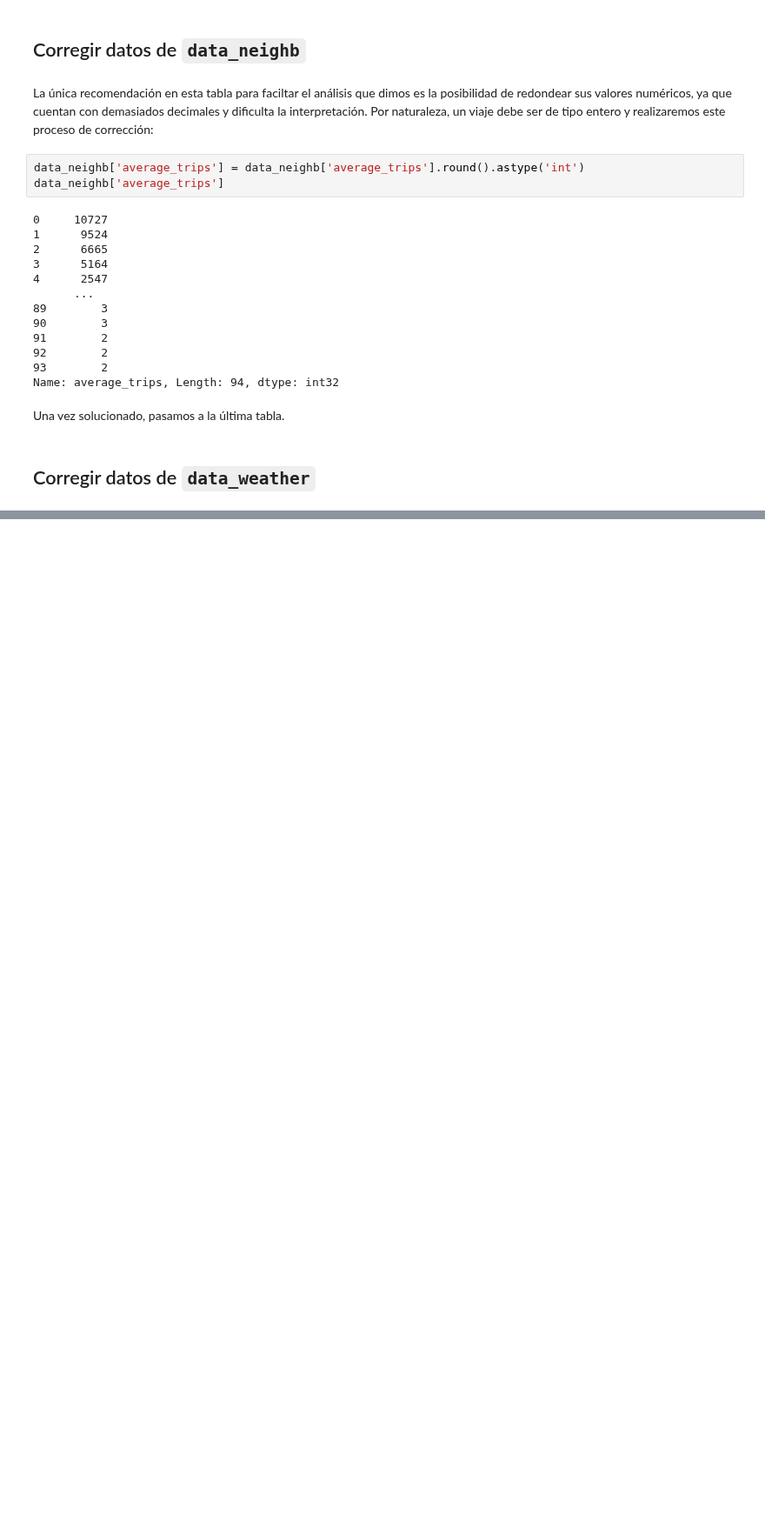
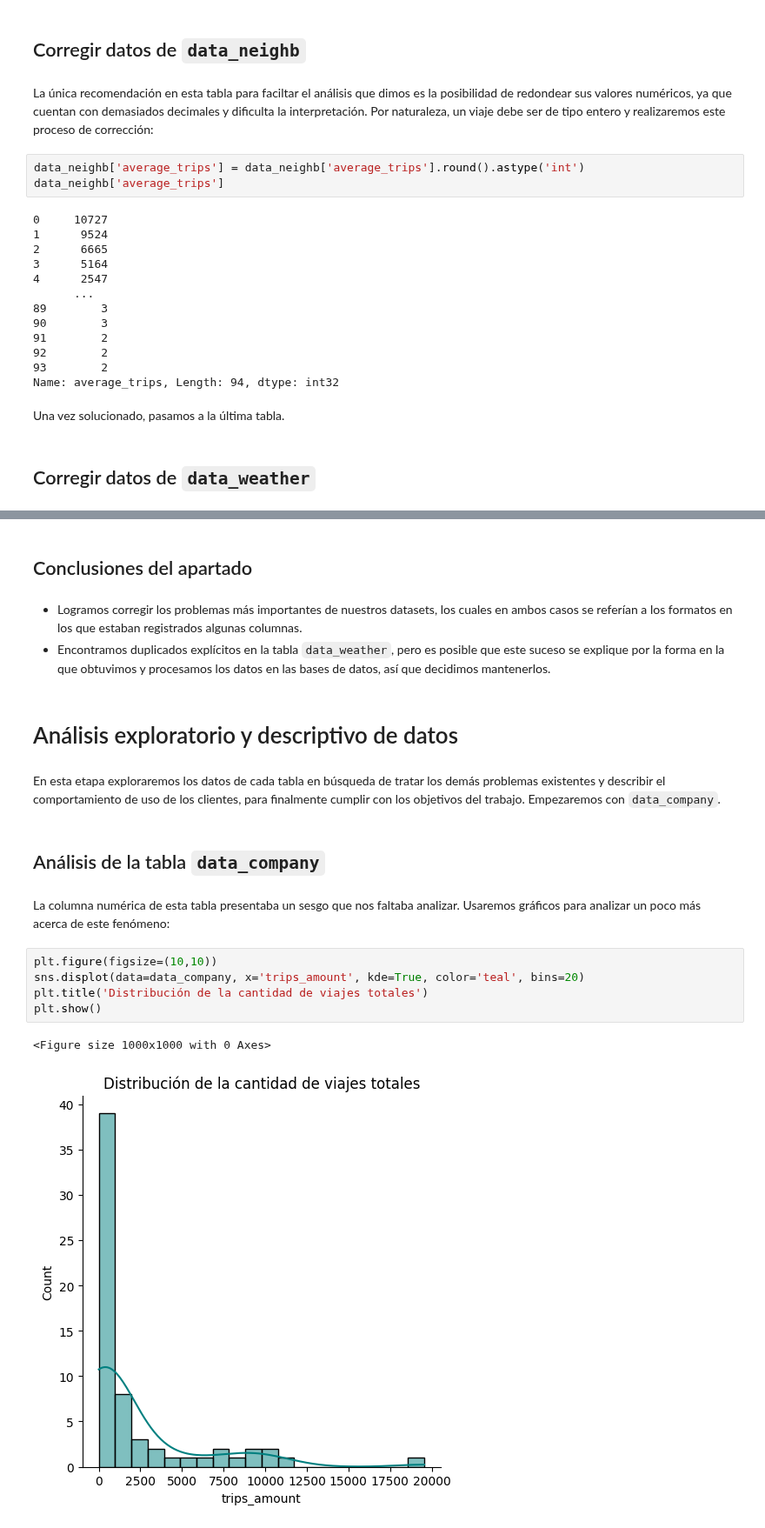
Before and after one commit to ChristianMartinezCaceres/Practicum-portfolio, a Jupyter notebook: 06_taxi_company_analysis/taxi_company_analysis_notebook.ipynb, the cells around one changed output, grey strips where cells are left out. Shown at 87% size. Cells and saved outputs as stored; diff of their text form; blank space fills up the shorter version.

```diff
--- a/06_taxi_company_analysis/taxi_company_analysis_notebook.ipynb
+++ b/06_taxi_company_analysis/taxi_company_analysis_notebook.ipynb
@@ -326,0 +371,21 @@ Una vez solucionado, pasamos a la última tabla.
+# %% [markdown]
+## Conclusiones del apartado
+# %% [markdown]
+* Logramos corregir los problemas más importantes de nuestros datasets, los cuales en ambos casos se referían a los formatos en los que estaban registrados algunas columnas.
+* Encontramos duplicados explícitos en la tabla ``data_weather``, pero es posible que este suceso se explique por la forma en la que obtuvimos y procesamos los datos en las bases de datos, así que decidimos mantenerlos.
+# %% [markdown]
+# Análisis exploratorio y descriptivo de datos
+# %% [markdown]
+En esta etapa exploraremos los datos de cada tabla en búsqueda de tratar los demás problemas existentes y describir el comportamiento de uso de los clientes, para finalmente cumplir con los objetivos del trabajo. Empezaremos con ``data_company``.
+# %% [markdown]
+## Análisis de la tabla ``data_company``
+# %% [markdown]
+La columna numérica de esta tabla presentaba un sesgo que nos faltaba analizar. Usaremos gráficos para analizar un poco más acerca de este fenómeno:
+# %%
+plt.figure(figsize=(10,10))
+sns.displot(data=data_company, x='trips_amount', kde=True, color='teal', bins=20)
+plt.title('Distribución de la cantidad de viajes totales')
+plt.show()
+# %% [output]
+<Figure size 1000x1000 with 0 Axes>
+[figure, added]
```
Also changed, not shown: parts of 39 cells of this notebook.
